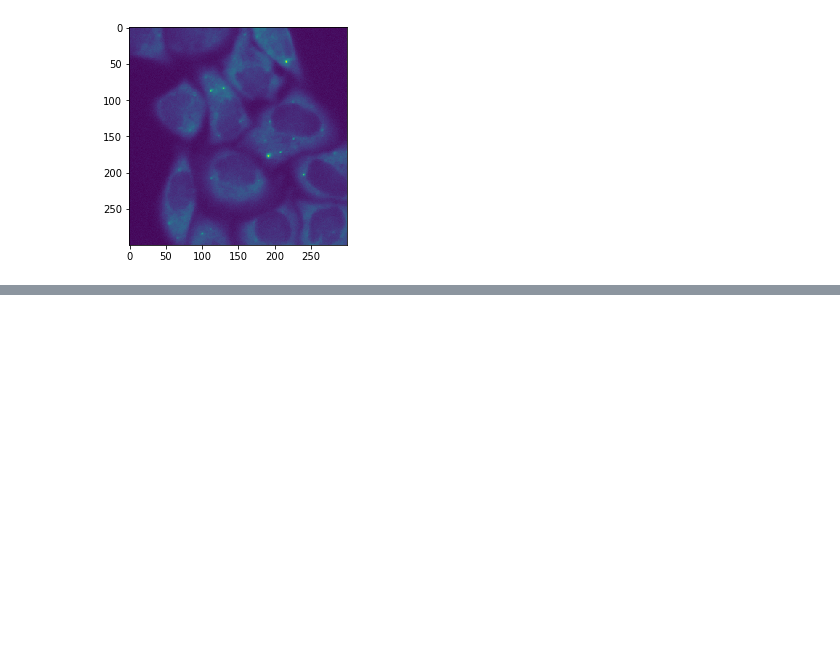
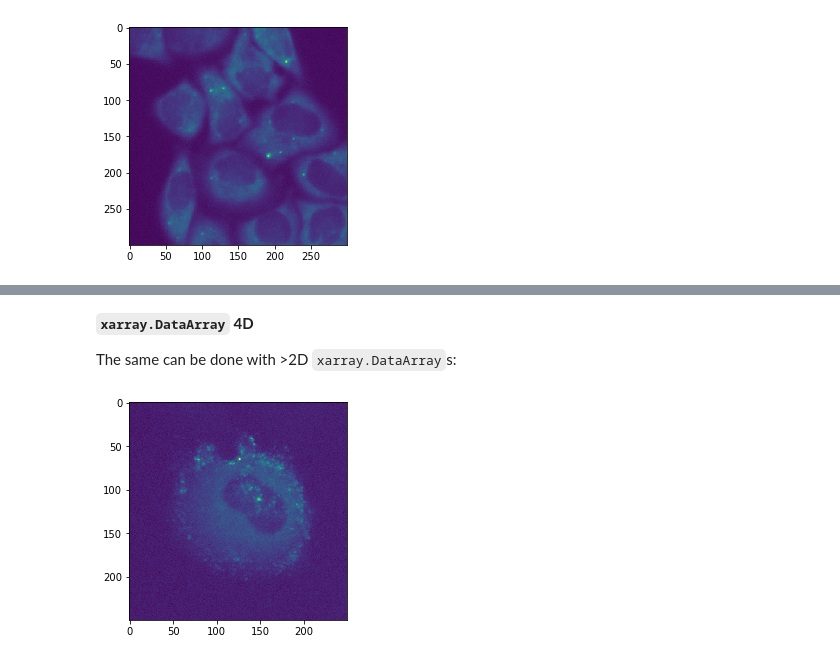
Before and after one commit to imagej/pyimagej, a Jupyter notebook: doc/2-Opening-and-Displaying-Images.ipynb, the cells around one changed output, grey strips where cells are left out. Cells and saved outputs as stored; diff of their text form; code cells hidden in the pictures; blank space fills up the shorter version.

```diff
--- a/doc/2-Opening-and-Displaying-Images.ipynb
+++ b/doc/2-Opening-and-Displaying-Images.ipynb
@@ -45,0 +62,10 @@ ij.ui().show(dataset)
+# %% [markdown]
+**`xarray.DataArray` 4D**
+
+The same can be done with >2D `xarray.DataArray`s:
+# %%
+# get xarray from dataset
+xarr_4d = ij.py.from_java(dataset_4d)
+ij.py.show(xarr_4d[10, :, :, 2]) # channel 2, frame 10
+# %% [output]
+[figure, added]
```
Also changed, not shown: parts of 23 cells of this notebook.
